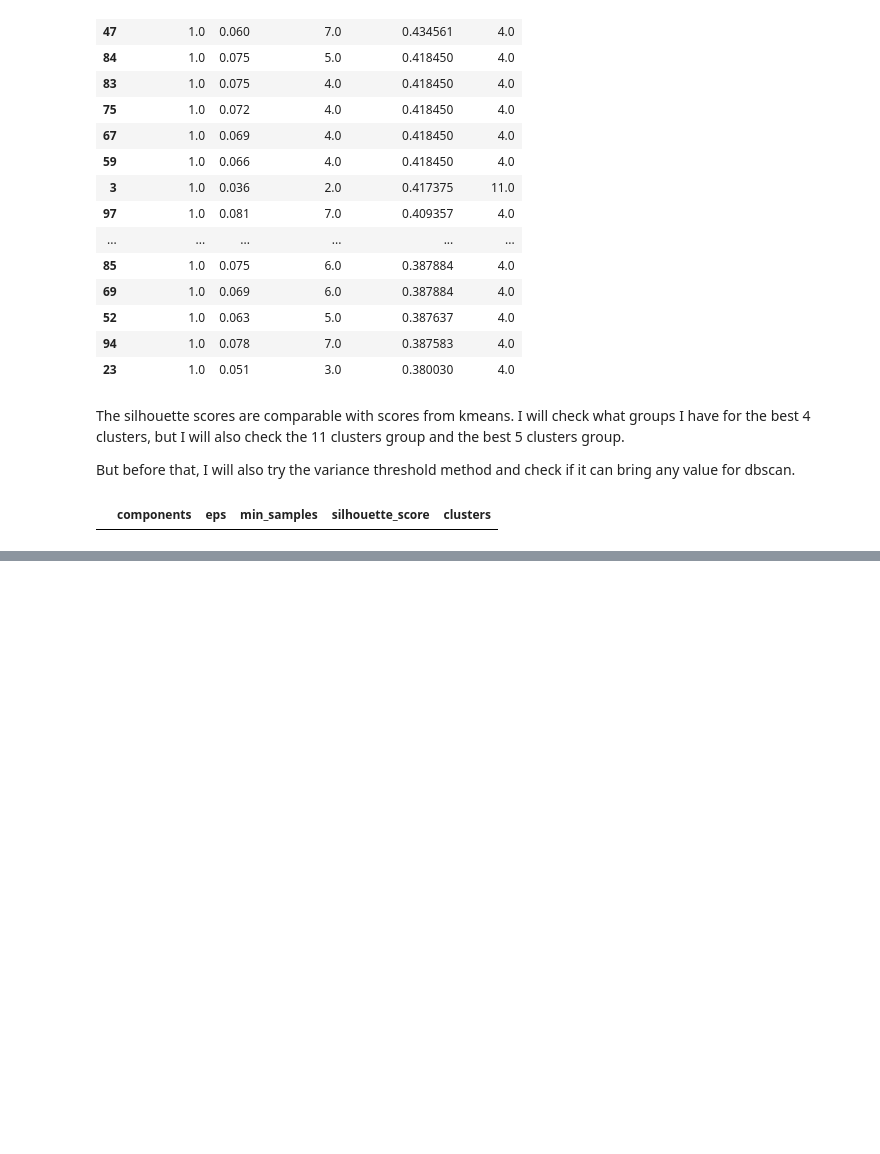
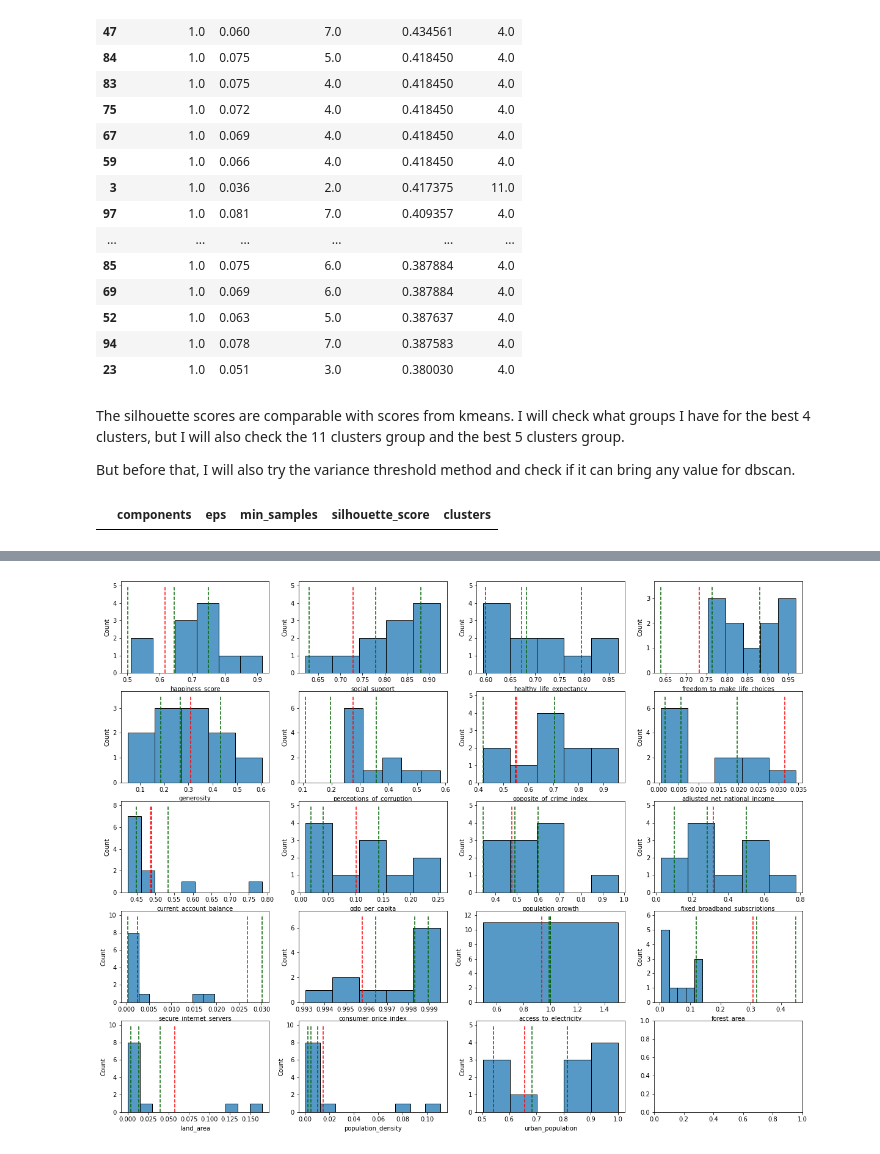
Before and after one commit to andrei-trofin/country-selector, a Jupyter notebook: notebooks/2. EDA and Clustering.ipynb, the cells around one changed output, grey strips where cells are left out. Saved outputs shown, nothing was run; the diff lists cells and outputs as text; code cells hidden in the pictures; blank space fills up the shorter version.

```diff
--- a/notebooks/2. EDA and Clustering.ipynb
+++ b/notebooks/2. EDA and Clustering.ipynb
@@ -620,0 +796,5 @@ It looks like none of the dbscan clusterings managed to get a good silhouette sc
+# %%
+# Plot for group 1
+plot_features_for_group(cluster_6_groups[1], data, data_statistics)
+# %% [output]
+[figure, added]
```
Also changed, not shown: parts of 32 cells of this notebook, 2 other files.
